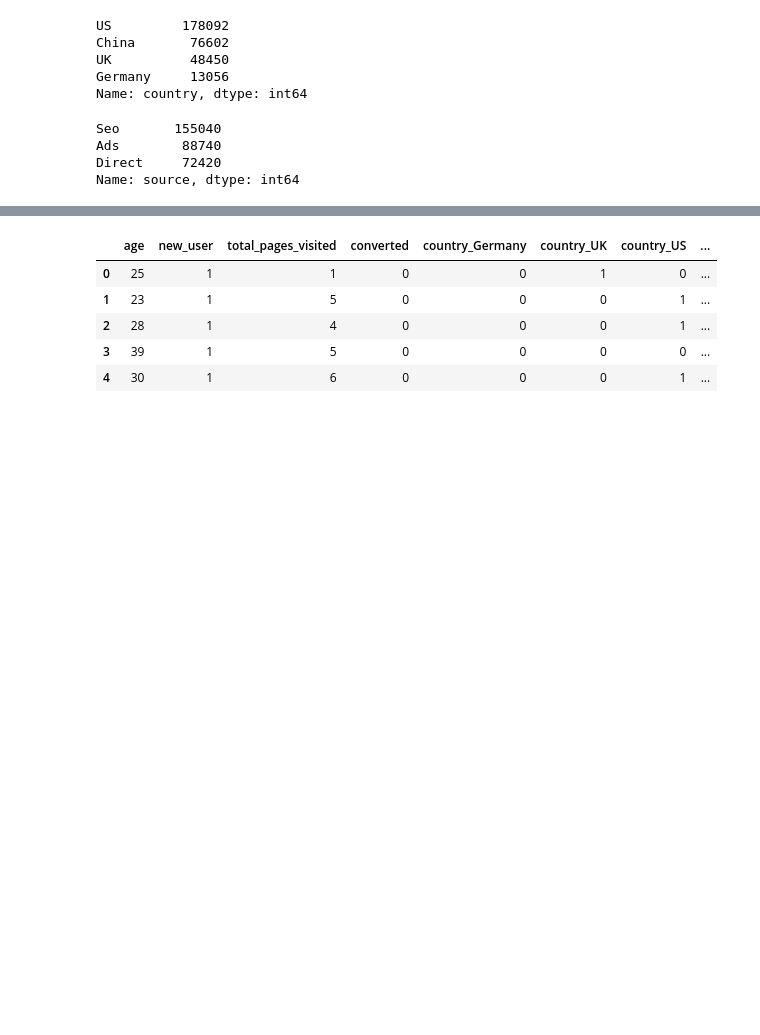
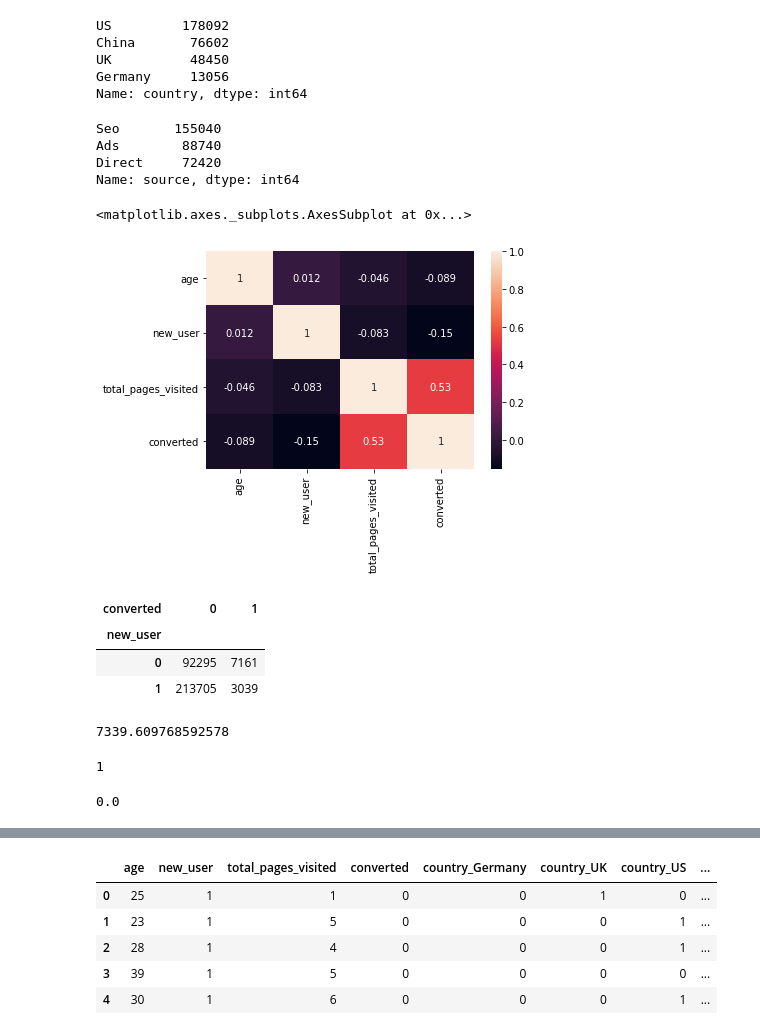
Before and after one commit to cbousquet/Week-3-Conversion-rate, a Jupyter notebook: Taux.ipynb, the cells around one changed output, grey strips where cells are left out. Cells and saved outputs as stored; diff of their text form; code cells hidden in the pictures; blank space fills up the shorter version.

```diff
--- a/Taux.ipynb
+++ b/Taux.ipynb
@@ -68,3 +123,8 @@ Seo       155040
 Ads        88740
 Direct     72420
 Name: source, dtype: int64
+# %%
+sns.heatmap(data.corr(), annot=True)
+# %% [output]
+<matplotlib.axes._subplots.AxesSubplot at 0x...>
+[figure, added]
@@ -70,0 +135,7 @@ Name: source, dtype: int64
+# %%
+cont
+# %% [output]
+| converted | 0 | 1 |
+| new_user |  |  |
+| 0 | 92295 | 7161 |
+| 1 | 213705 | 3039 |
@@ -70,0 +144,15 @@ Name: source, dtype: int64
+# %%
+# Statistique khi2, calculée à la main dans la première partie
+chi2
+# %% [output]
+7339.609768592578
+# %%
+# Nombe de degrés de liberté
+dof
+# %% [output]
+1
+# %%
+# Pvalue : l'unique valeur nécessaire pour prendre notre décision
+p
+# %% [output]
+0.0
```
Also changed, not shown: parts of 31 cells of this notebook.
